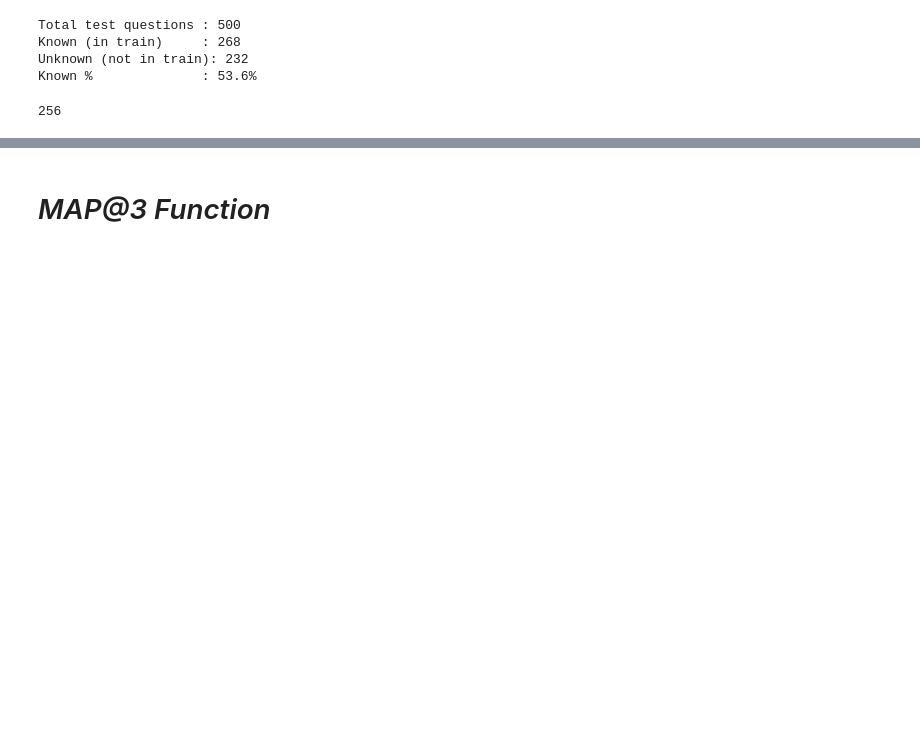
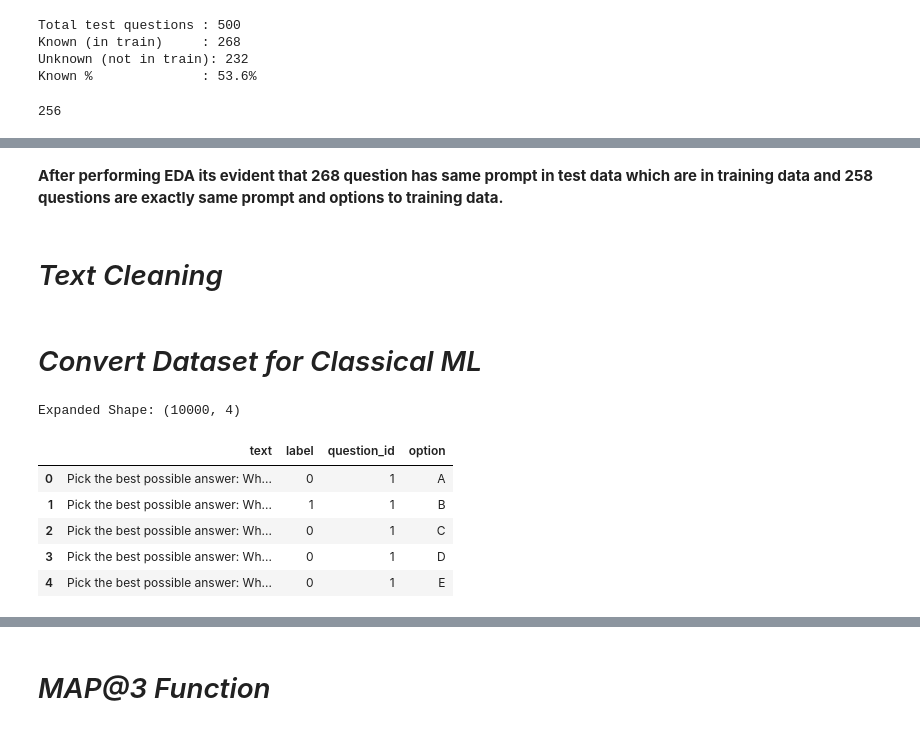
Before and after one commit to 23f2005181/DL-23f2005181-notebook-t22026, a Jupyter notebook: kaggle_notebook.ipynb, the cells around one changed output, grey strips where cells are left out. Cells and saved outputs as stored; diff of their text form; code cells hidden in the pictures; blank space fills up the shorter version.

```diff
--- a/kaggle_notebook.ipynb
+++ b/kaggle_notebook.ipynb
@@ -148,13 +152,3 @@ plt.ylabel("Avg Word Count")
 # %% [output]
 Text(0, 0.5, 'Avg Word Count')
 [figure]
-# %%
-# Graph 4: Total Context Length (Prompt + Options) Density
-train_df['total_len'] = train_df['prompt_len'] + sum(train_df[opt].apply(lambda x: len(str(x).split())) for opt in ['A', 'B', 'C', 'D', 'E'])
-
-sns.kdeplot(train_df['total_len'], shade=True, color='purple')
-plt.title("4. Total Text Length Density per Row", fontsize=12, fontweight='bold')
-plt.xlabel("Total Token Words")
-
-plt.tight_layout()
-plt.show()
@@ -190,19 +182,6 @@ Total test questions : 500
 Known (in train)     : 268
 Unknown (not in train): 232
 Known %              : 53.6%
-# %%
-train_lookup_full = {}
-
-for _, row in train_df.iterrows():
-    key = (
-        row['prompt'].strip().lower(),
-        row['A'].strip().lower(),
-        row['B'].strip().lower(),
-        row['C'].strip().lower(),
-        row['D'].strip().lower(),
-        row['E'].strip().lower()
-    )
-    train_lookup_full[key] = row['answer']
 # %%
 same_options = 0
 
@@ -236,0 +213,4 @@ print(f". Insight 2: Average Prompt Length is {train_df['prompt_len'].mean():.1f
+# %% [markdown]
+**After performing EDA its evident that 268 question has same prompt in test data which are in training data and 258 questions are exactly same prompt and options to training data.**
+# %% [markdown]
+# *Text Cleaning*
@@ -236,0 +230,26 @@ print(f". Insight 2: Average Prompt Length is {train_df['prompt_len'].mean():.1f
+# %% [markdown]
+# *Convert Dataset for Classical ML*
+# %%
+rows = []
+for _,row in train_df.iterrows():
+    for option in ['A','B','C','D','E']:
+        rows.append({
+             'text': row['prompt'] + '[SEP]' + row[option],
+             'label': 1 if option == row['answer'] else 0 ,
+             'question_id': row['id'],
+             'option': option
+
+        })
+
+
+ml_df = pd.DataFrame(rows)
+print('Expanded Shape:',ml_df.shape)
+ml_df.head(5)
+# %% [output]
+Expanded Shape: (10000, 4)
+|  | text | label | question_id | option |
+| 0 | Pick the best possible answer: Wh... | 0 | 1 | A |
+| 1 | Pick the best possible answer: Wh... | 1 | 1 | B |
+| 2 | Pick the best possible answer: Wh... | 0 | 1 | C |
+| 3 | Pick the best possible answer: Wh... | 0 | 1 | D |
+| 4 | Pick the best possible answer: Wh... | 0 | 1 | E |
```
Also changed, not shown: parts of 101 cells of this notebook.
